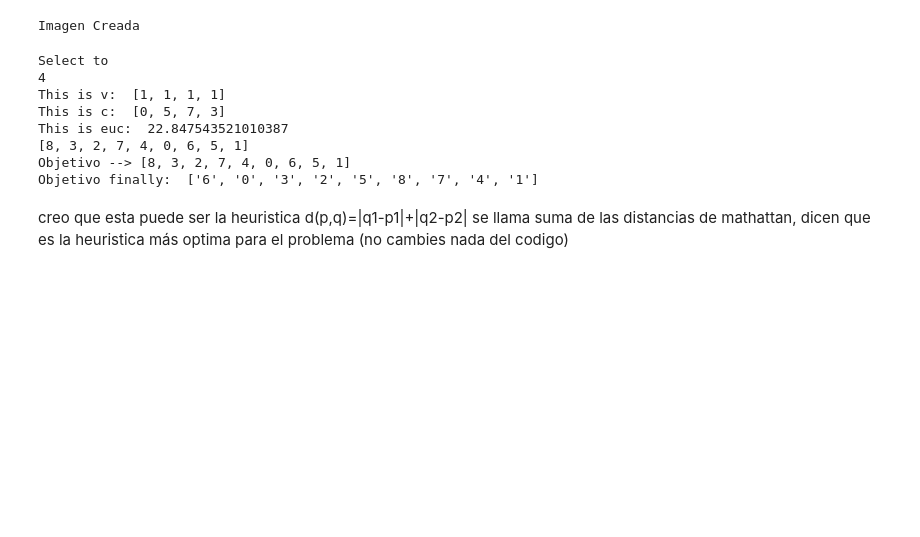
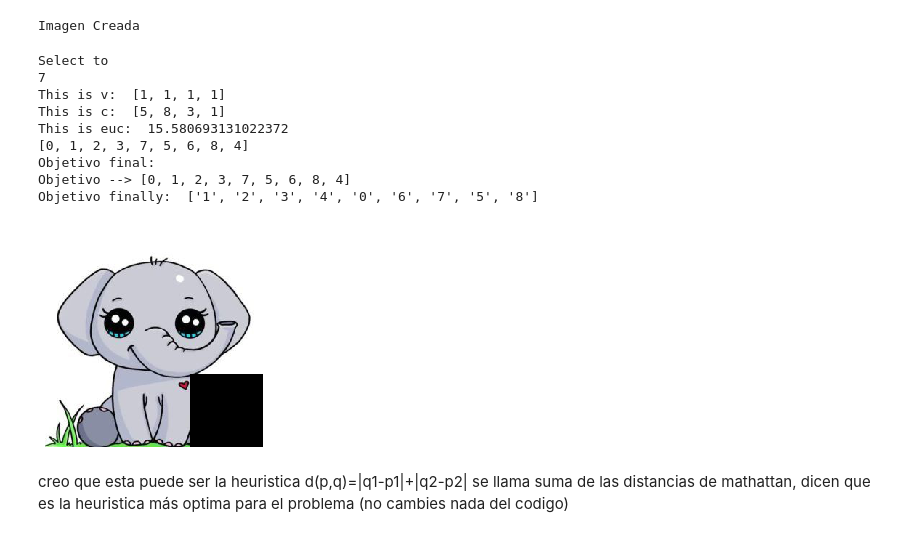
Before and after one commit to AbrahamLugoRamirez/Puzzle-slide-IA, a Jupyter notebook: primer_lab.ipynb, the cells around one changed output. Saved outputs shown, nothing was run; the diff lists cells and outputs as text; code cells hidden in the pictures; blank space fills up the shorter version.

```diff
--- a/primer_lab.ipynb
+++ b/primer_lab.ipynb
@@ -246,45 +251,52 @@ pictur.paste(im[cuadr[6]],(0,200))
 fin[6]=im[cuadr[6]]
 pictur.paste(im[cuadr[7]],(100,200))
 fin[7]=im[cuadr[7]]
-pictur.paste(im[cuadr[8]],(200,200))
+#pictur.paste(im[cuadr[8]],(200,200))
 fin[8]=im[cuadr[8]]
 #fin=[group[0] for group in groupby(pictur)]
 pictur.save('/content/fin.bmp')
+print('Objetivo final:')
+plt.imshow(pictur)
+plt.axis('off')
+
+
 print('Objetivo -->', cuadr)
 objetivo = ['','','','','','','','','']
 for i in range(9):
   objetivo[cuadr[i]] = str(i+1)
   if((i+1) == 9):
     objetivo[cuadr[i]] = '0'
 
 #board = [["","",""],
 #          ["","",""],
 #          ["","",""]]
 #
 print('Objetivo finally: ', objetivo)
 #cont = 0
 #for i in range(3):
 #  for j in range(3):
 #    if(objetivo[cont] == 9):
 #      board[i][j] = 0
 #    else:
 #      board[i][j] = objetivo[cont]
 #    cont += 1
 #
 #print('board: ', board)
 
 #https://n-puzzle-solver.appspot.com/
 #[0 1 2 3 4 5 6 7 8]
 #img((finaly[0]-1))
 # %% [output]
 Select to
-4
+7
 This is v:  [1, 1, 1, 1]
-This is c:  [0, 5, 7, 3]
-This is euc:  22.847543521010387
-[8, 3, 2, 7, 4, 0, 6, 5, 1]
-Objetivo --> [8, 3, 2, 7, 4, 0, 6, 5, 1]
-Objetivo finally:  ['6', '0', '3', '2', '5', '8', '7', '4', '1']
+This is c:  [5, 8, 3, 1]
+This is euc:  15.580693131022372
+[0, 1, 2, 3, 7, 5, 6, 8, 4]
+Objetivo final:
+Objetivo --> [0, 1, 2, 3, 7, 5, 6, 8, 4]
+Objetivo finally:  ['1', '2', '3', '4', '0', '6', '7', '5', '8']
+[figure, added]
 # %% [markdown]
 creo que esta puede ser la heuristica d(p,q)=|q1-p1|+|q2-p2|
 se llama suma de las distancias de mathattan, dicen que es la heuristica más optima para el problema
```
Also changed, not shown: parts of 3 cells of this notebook.
